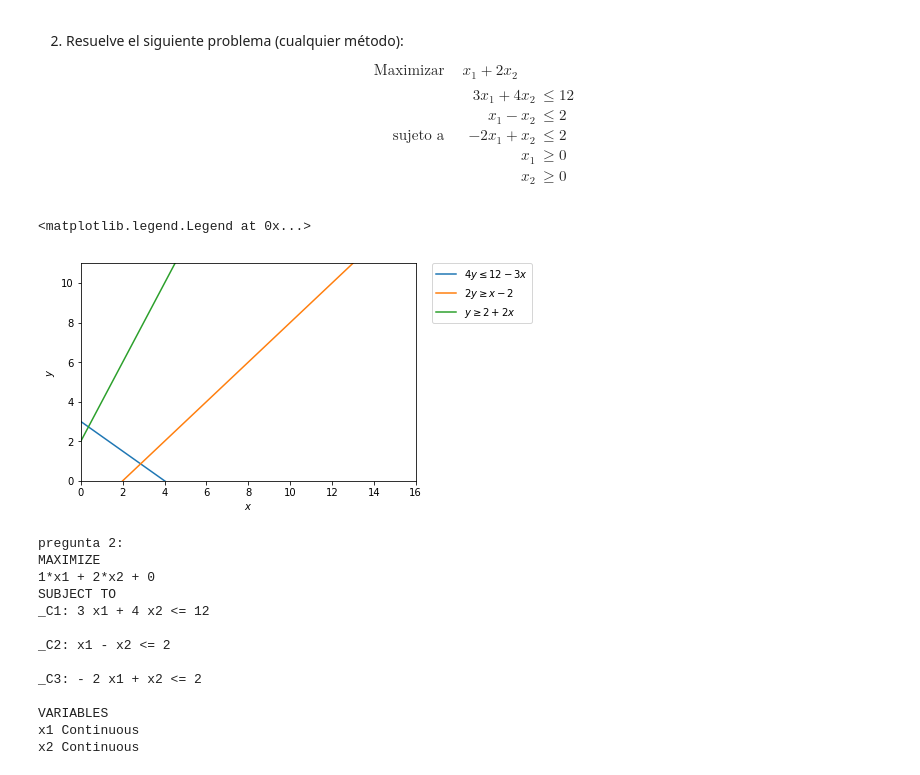
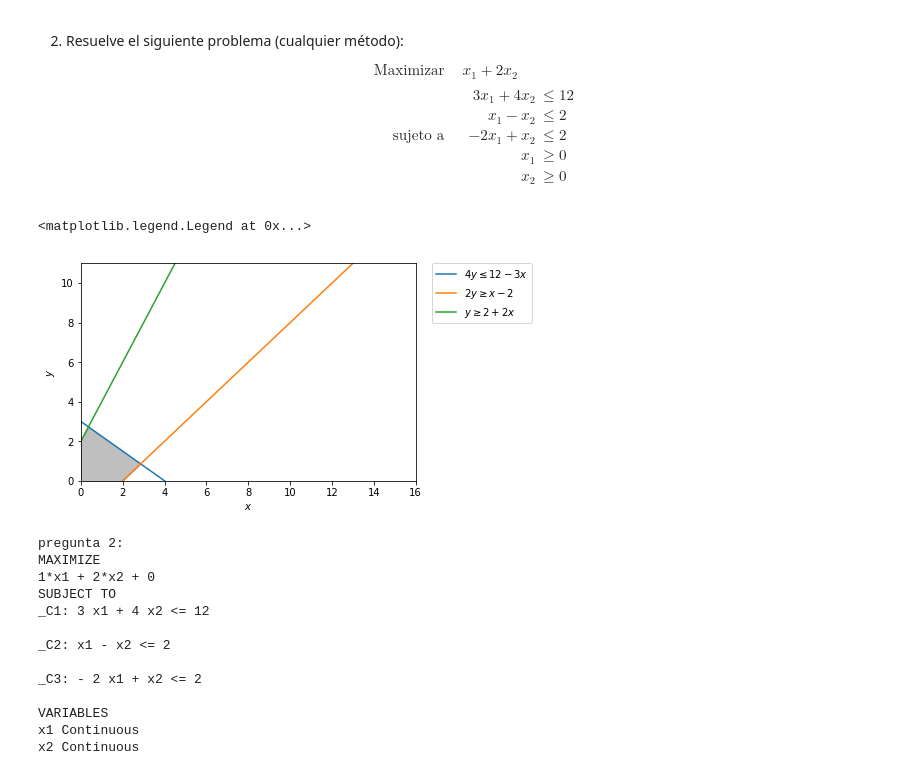
Before and after one commit to VeraniaHdez12/Programacion-Lineal, a Jupyter notebook: Examen 1.ipynb, the cells around one changed output. Drawn from its saved outputs; the diff is of its cells as text; code cells hidden in the pictures.

```diff
--- a/Examen 1.ipynb
+++ b/Examen 1.ipynb
@@ -75,36 +75,36 @@ value(x), value(y), value(prob.objective)
 # %%
 
 import numpy as np
 import matplotlib.pyplot as plt
 %matplotlib inline
 
 # Construct lines
 # x > 0
 x = np.linspace(0, 20, 2000)
 # y <=  (12-3x)/4
 y1 = (12-3*x)/4.0
 # y >= -2 + x
 y2 = -2 +x
 # y >=2 + 2x
 y3 = 2+ 2*x
 # Make plot
 plt.plot(x, y1, label=r'$4y\leq12-3x$')
 plt.plot(x, y2, label=r'$2y\geq x-2$')
 plt.plot(x, y3, label=r'$y\geq 2+2x$')
 
 plt.xlim((0, 16))
 plt.ylim((0, 11))
 plt.xlabel(r'$x$')
 plt.ylabel(r'$y$')
 
 # Fill feasible region
-y5 = np.minimum(y2, y4)
-y6 = np.maximum(y1, y3)
-plt.fill_between(x, y5, y6, where=y5>y6, color='grey', alpha=0.5)
+y5 = np.minimum(y1, y2)
+y6 = np.minimum(y1, y3)
+plt.fill_between(x, y5, y6, where=y5<y6, color='grey', alpha=0.5)
 plt.legend(bbox_to_anchor=(1.05, 1), loc=2, borderaxespad=0.)
 # %% [output]
 <matplotlib.legend.Legend at 0x...>
-[figure, old version]
+[figure, new version]
 # %%
 x1 = LpVariable("x1", 0 )
 x2 = LpVariable("x2", 0 )
```
